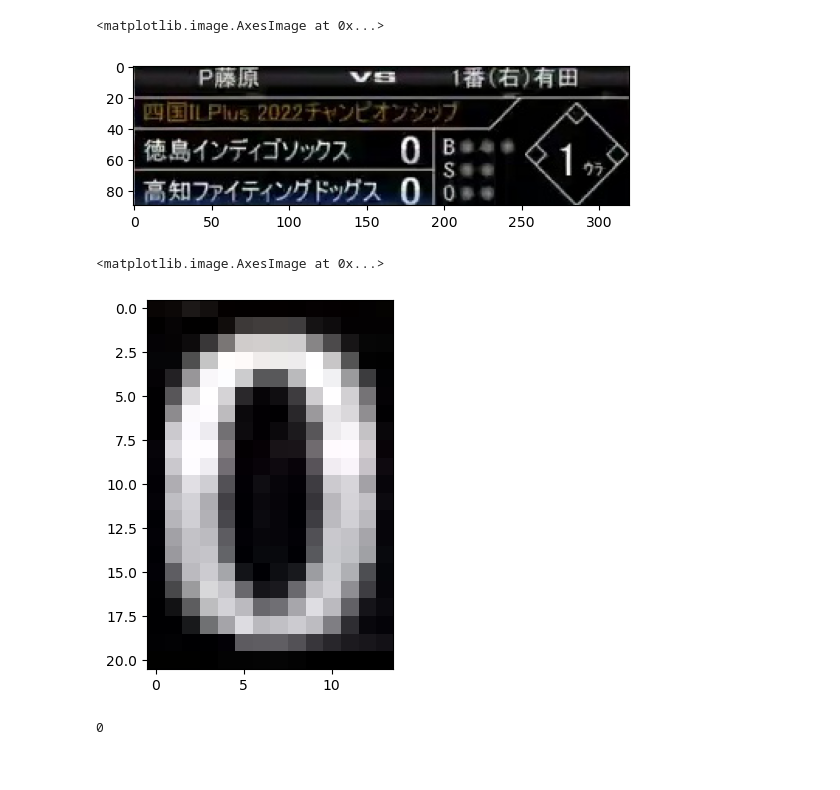
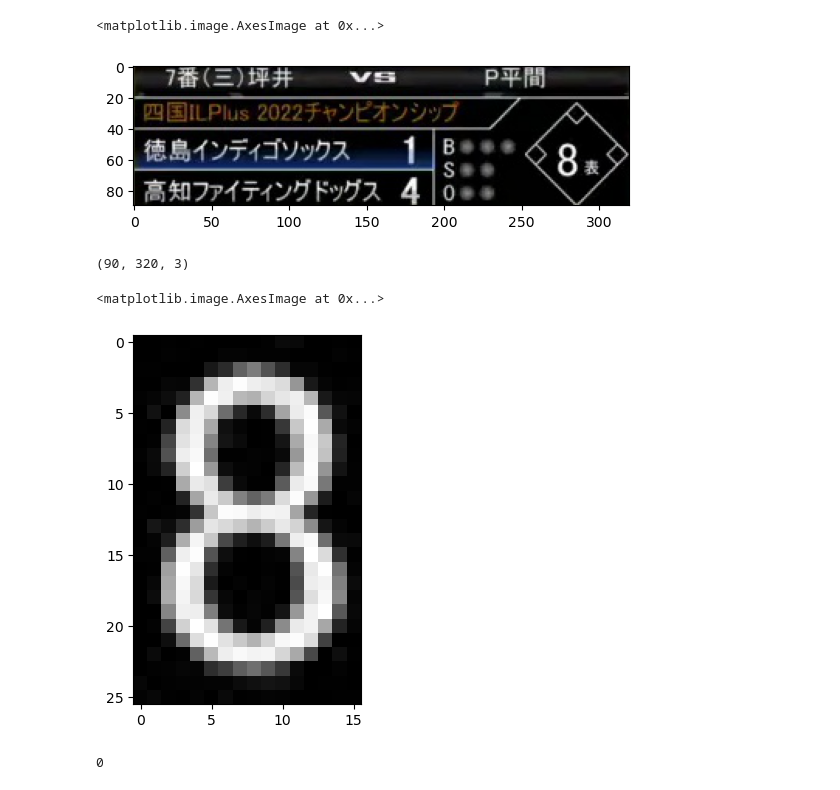
Before and after one commit to thajime0125/Sophia_Reserch, a Jupyter notebook: telop_recognition/score_recognition.ipynb, the cells around one changed output. Cells and saved outputs as stored; diff of their text form; code cells hidden in the pictures.

```diff
--- a/telop_recognition/score_recognition.ipynb
+++ b/telop_recognition/score_recognition.ipynb
@@ -6,7 +6,7 @@ import cv2
 import matplotlib.pyplot as plt
 filedir = "../data/scores/"
 # %%
-n = 660
+n = 200000
 for i in range(0, 260000, 60):
     filepath = f'{filedir}score{i}.jpg'
     if os.path.isfile(filepath):
@@ -16,12 +16,16 @@ for i in range(0, 260000, 60):
 plt.imshow(cv2.cvtColor(img, cv2.COLOR_BGR2RGB))
 # %% [output]
 <matplotlib.image.AxesImage at 0x...>
-[figure, old version]
+[figure, new version]
+# %%
+img.shape
+# %% [output]
+(90, 320, 3)
 # %%
-plt.imshow(cv2.cvtColor(img[44:65, 172:186], cv2.COLOR_BGR2RGB))
+plt.imshow(cv2.cvtColor(img[48:74, 272:288], cv2.COLOR_BGR2RGB))
 # %% [output]
 <matplotlib.image.AxesImage at 0x...>
-[figure, old version]
+[figure, new version]
 # %%
 num = pytesseract.image_to_string(img[44:65, 172:186], config='--psm 10')
 print(num)
```
Also changed, not shown: 2 other files.
